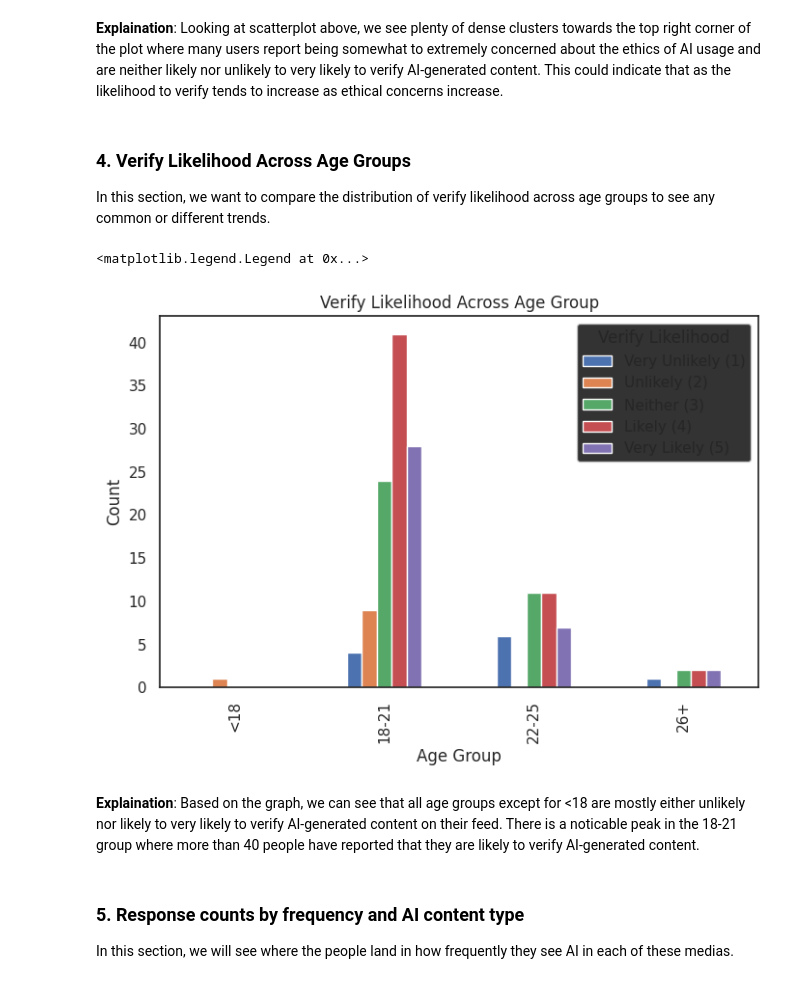
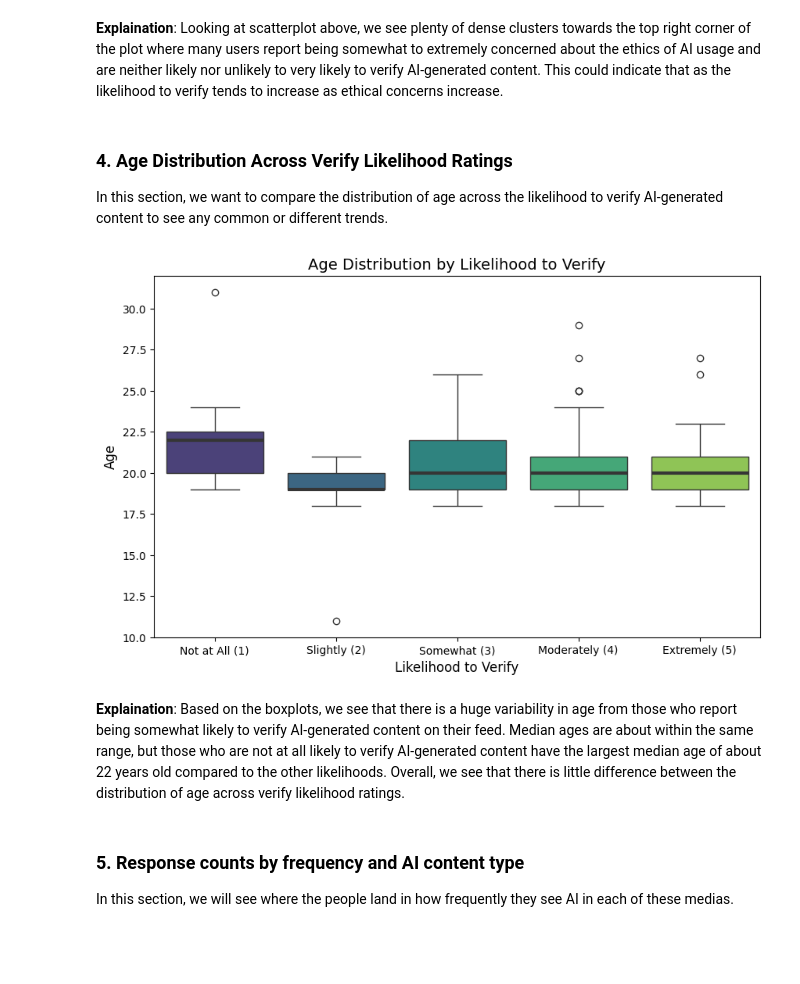
Before and after one commit to darklsor56/CS105-Team11-SP26, a Jupyter notebook: CS105_mini_Project.ipynb, the cells around one changed output. Drawn from its saved outputs; the diff is of its cells as text; code cells hidden in the pictures; blank space fills up the shorter version.

Commit message:
changed graph 4 (barplot) to boxplots

```diff
--- a/CS105_mini_Project.ipynb
+++ b/CS105_mini_Project.ipynb
@@ -228,31 +228,25 @@ sns.despine()
 # %% [markdown]
 **Explaination**: Looking at scatterplot above, we see plenty of dense clusters towards the top right corner of the plot where many users report being somewhat to extremely concerned about the ethics of AI usage and are neither likely nor unlikely to very likely to verify AI-generated content. This could indicate that as the likelihood to verify tends to increase as ethical concerns increase.
 # %% [markdown]
-### **4. Verify Likelihood Across Age Groups**
+### **4. Age Distribution Across Verify Likelihood Ratings**
 
-In this section, we want to compare the distribution of verify likelihood across age groups to see any common or different trends.
+In this section, we want to compare the distribution of age across the likelihood to verify AI-generated content to see any common or different trends.
-# %%
-# df['Age'].value_counts() - checking age dist
-# binning
-bins = [11, 12, 22, 26, 32]
-labels = ['<18', '18-21', '22-25', '26+']
-
-df['Age_Group'] = pd.cut(df['Age'], bins = bins, labels = labels, right = False)
-grouped = df.groupby(['Age_Group', 'Verify_Likelihood']).size().unstack(fill_value=0)
-
-grouped.plot(kind = 'bar', figsize = (8, 5))
-plt.title('Verify Likelihood Across Age Group')
-plt.xlabel('Age Group')
-plt.ylabel('Count')
-
-# adjusting legend
-plt.legend(title = 'Verify Likelihood',
-           labels = ['Very Unlikely (1)', 'Unlikely (2)', 'Neither (3)', 'Likely (4)', 'Very Likely (5)'])
-# %% [output]
-<matplotlib.legend.Legend at 0x...>
-[figure, removed]
-# %% [markdown]
-**Explaination**: Based on the graph, we can see that all age groups except for <18 are mostly either unlikely nor likely to very likely to verify AI-generated content on their feed. There is a noticable peak in the 18-21 group where more than 40 people have reported that they are likely to verify AI-generated content.
+# %%
+plt.figure(figsize = (10, 6))
+sns.boxplot(data = df, x = 'Verify_Likelihood', y = 'Age',
+            palette = 'viridis', medianprops = {'linewidth': 3})
+plt.title('Age Distribution by Likelihood to Verify', size = 14)
+
+# adjusted x-axis
+x_labels = ['Not at All (1)', 'Slightly (2)', 'Somewhat (3)', 'Moderately (4)', 'Extremely (5)']
+plt.xticks(ticks = [0, 1, 2, 3, 4], labels = x_labels)
+plt.xlabel('Likelihood to Verify', size = 12)
+plt.ylabel('Age', size = 12)
+plt.show()
+# %% [output]
+[figure, added]
+# %% [markdown]
+**Explaination**: Based on the boxplots, we see that there is a huge variability in age from those who report being somewhat likely to verify AI-generated content on their feed. Median ages are about within the same range, but those who are not at all likely to verify AI-generated content have the largest median age of about 22 years old compared to the other likelihoods. Overall, we see that there is little difference between the distribution of age across verify likelihood ratings.
 # %% [markdown]
 ### **5. Response counts by frequency and AI content type**
 
```
Also changed, not shown: parts of 3 cells of this notebook.
